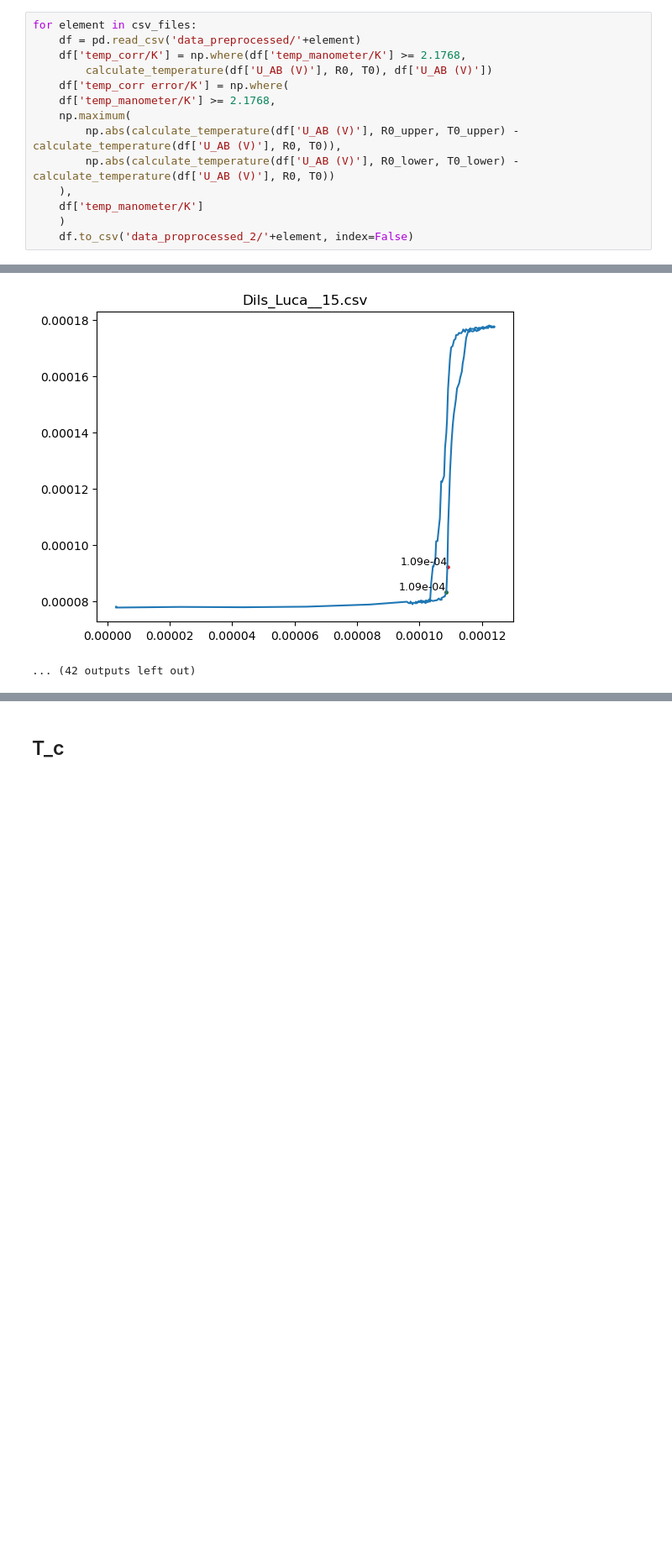
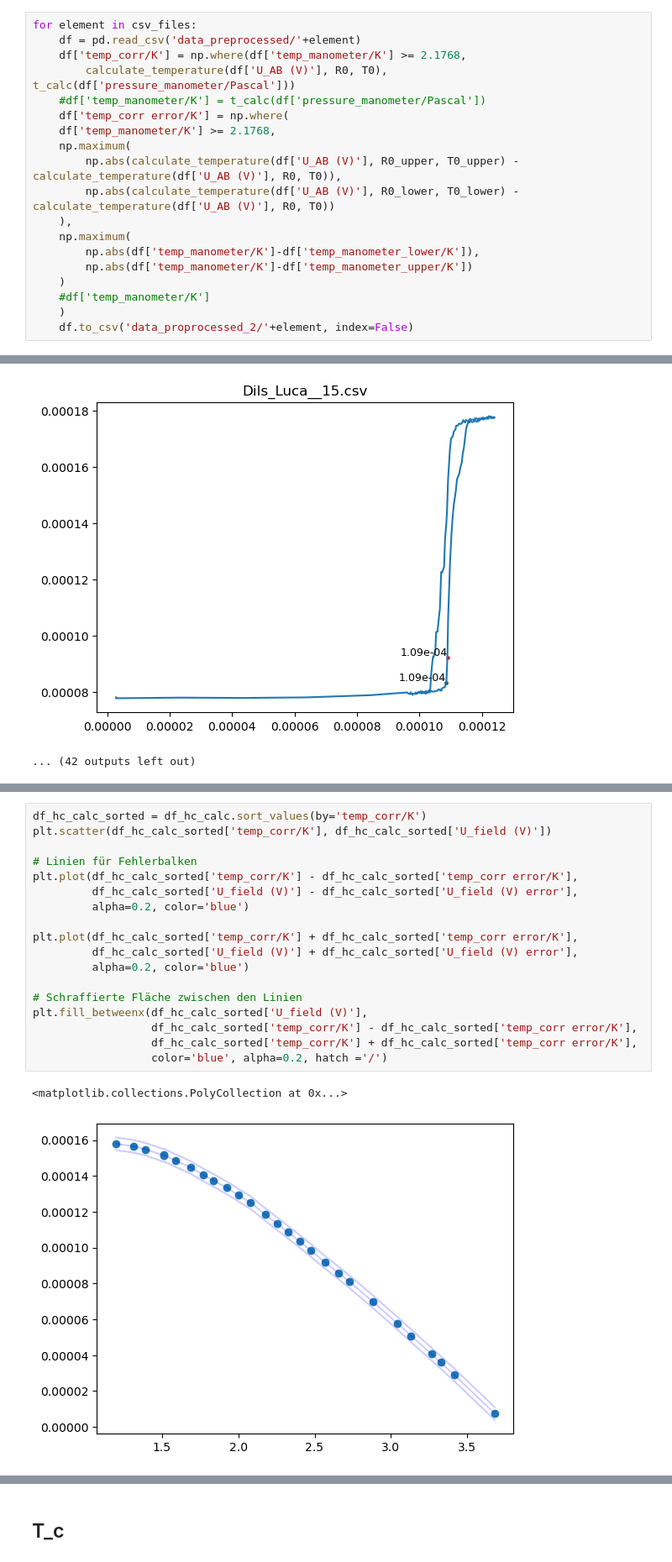
Before and after one commit to Darrenshan27/supraconductivity, a Jupyter notebook: data_processing.ipynb, the cells around one changed output, grey strips where cells are left out. Shown at 84% size. Saved outputs shown, nothing was run; the diff lists cells and outputs as text; blank space fills up the shorter version.

Commit message:
Fix calibration, H_c fix, T_c plots

```diff
--- a/data_processing.ipynb
+++ b/data_processing.ipynb
@@ -430,14 +452,19 @@ Fehler: a_error = 0.0020192149041595533, b_error = 0.0027169859151251557
 for element in csv_files:
     df = pd.read_csv('data_preprocessed/'+element)
     df['temp_corr/K'] = np.where(df['temp_manometer/K'] >= 2.1768,
-        calculate_temperature(df['U_AB (V)'], R0, T0), df['U_AB (V)'])
+        calculate_temperature(df['U_AB (V)'], R0, T0), t_calc(df['pressure_manometer/Pascal']))
+    #df['temp_manometer/K'] = t_calc(df['pressure_manometer/Pascal'])
     df['temp_corr error/K'] = np.where(
     df['temp_manometer/K'] >= 2.1768,
     np.maximum(
         np.abs(calculate_temperature(df['U_AB (V)'], R0_upper, T0_upper) - calculate_temperature(df['U_AB (V)'], R0, T0)),
         np.abs(calculate_temperature(df['U_AB (V)'], R0_lower, T0_lower) - calculate_temperature(df['U_AB (V)'], R0, T0))
     ),
-    df['temp_manometer/K']
+    np.maximum(
+        np.abs(df['temp_manometer/K']-df['temp_manometer_lower/K']),
+        np.abs(df['temp_manometer/K']-df['temp_manometer_upper/K'])
+    )
+    #df['temp_manometer/K']
     )
     df.to_csv('data_proprocessed_2/'+element, index=False)
 # %%
@@ -603,0 +643,21 @@ for count, element in enumerate(csv_files[2:], start=2):
+# %%
+df_hc_calc_sorted = df_hc_calc.sort_values(by='temp_corr/K')
+plt.scatter(df_hc_calc_sorted['temp_corr/K'], df_hc_calc_sorted['U_field (V)'])
+
+# Linien für Fehlerbalken
+plt.plot(df_hc_calc_sorted['temp_corr/K'] - df_hc_calc_sorted['temp_corr error/K'],
+         df_hc_calc_sorted['U_field (V)'] - df_hc_calc_sorted['U_field (V) error'],
+         alpha=0.2, color='blue')
+
+plt.plot(df_hc_calc_sorted['temp_corr/K'] + df_hc_calc_sorted['temp_corr error/K'],
+         df_hc_calc_sorted['U_field (V)'] + df_hc_calc_sorted['U_field (V) error'],
+         alpha=0.2, color='blue')
+
+# Schraffierte Fläche zwischen den Linien
+plt.fill_betweenx(df_hc_calc_sorted['U_field (V)'],
+                  df_hc_calc_sorted['temp_corr/K'] - df_hc_calc_sorted['temp_corr error/K'],
+                  df_hc_calc_sorted['temp_corr/K'] + df_hc_calc_sorted['temp_corr error/K'],
+                  color='blue', alpha=0.2, hatch ='/')
+# %% [output]
+<matplotlib.collections.PolyCollection at 0x...>
+[figure, added]
```
Also changed, not shown: parts of 10 cells of this notebook, 15 other files.
